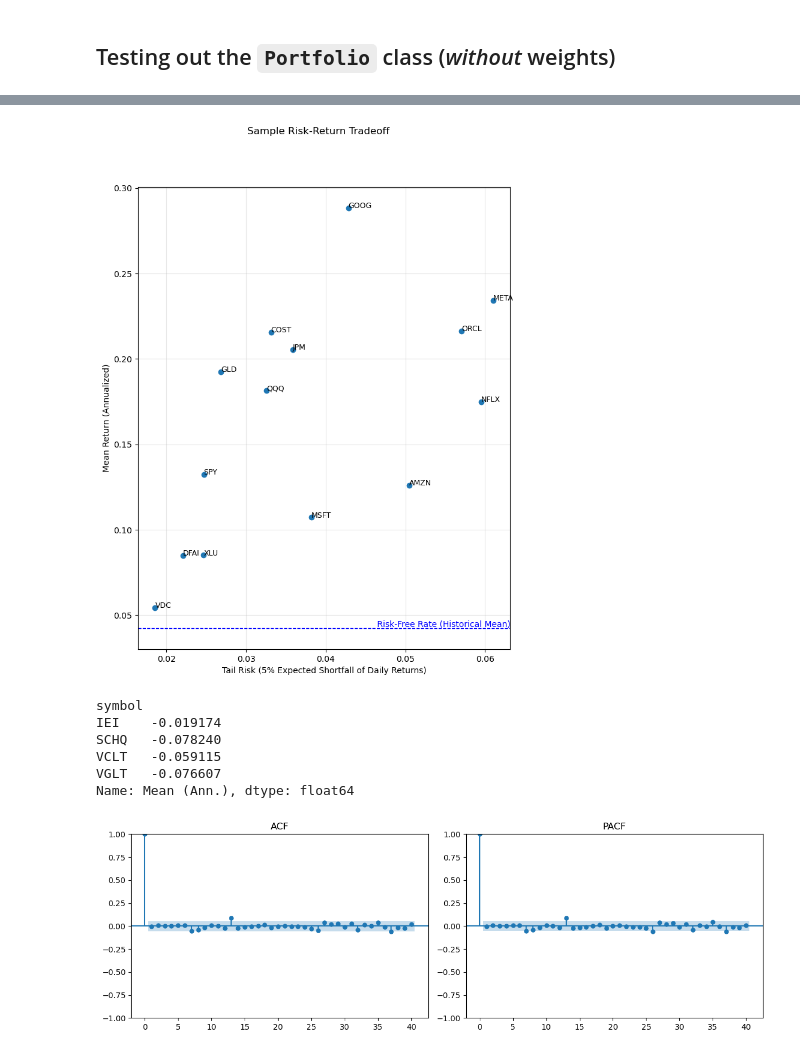
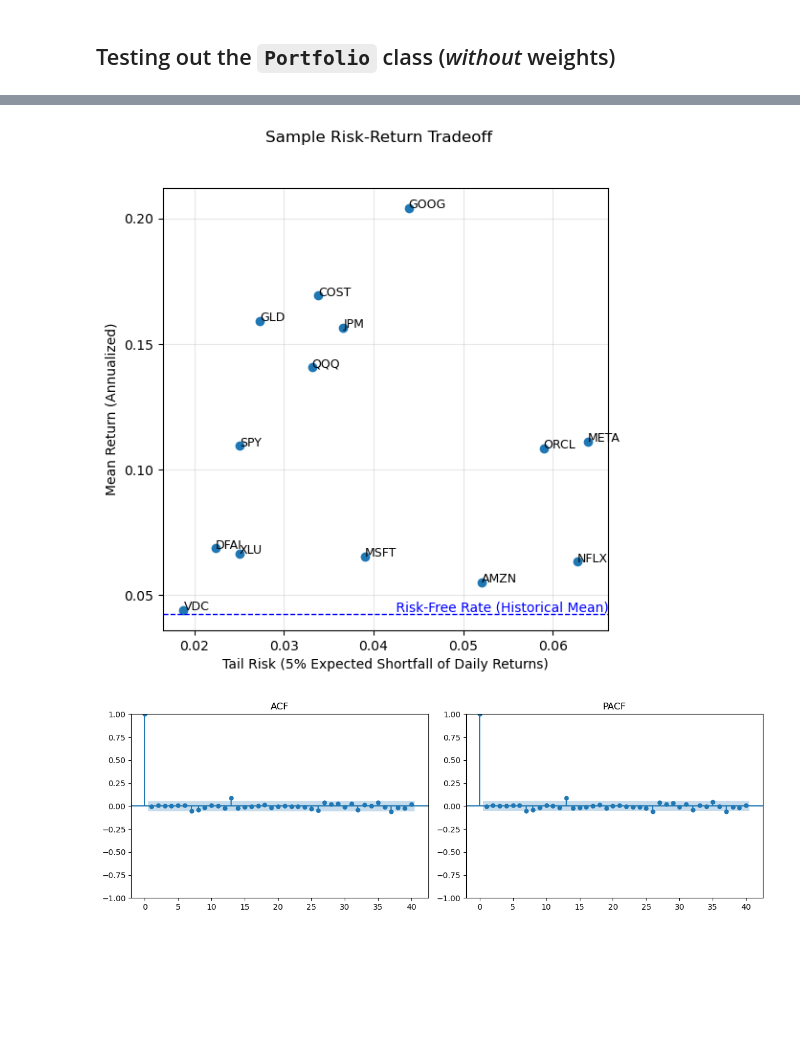
Before and after one commit to antonio-apm/portfolio-metrics, a Jupyter notebook: portfolio-metrics.ipynb, the cells around one changed output, grey strips where cells are left out. Drawn from its saved outputs; the diff is of its cells as text; code cells hidden in the pictures; blank space fills up the shorter version.

```diff
--- a/portfolio-metrics.ipynb
+++ b/portfolio-metrics.ipynb
@@ -191,7 +191,7 @@ class Portfolio:
             return df.pct_change().dropna()
 
 
-    def uni_summary(self, holding='all', log=False, tail=0.05):
+    def uni_summary(self, holding='all', log=True, tail=0.05):
         '''
         Returns a univariate summary of the returns of each security (individually), including:
             - the annualized mean and volatility,
@@ -219,7 +219,7 @@ class Portfolio:
         return pd.DataFrame(d).T
 
 
-    def dependence(self, type="corr", holding="all", log=False, tail=0.05):
+    def dependence(self, type="corr", holding="all", log=True, tail=0.05):
         """
         Dependence measures between return series.
 
@@ -283,7 +283,7 @@ class Portfolio:
                 "'lower_tail', 'upper_tail', or 'all'"
             )
 
-    def margin_fit(self, holding="all", log=True): ################### NEED TO REWRITE MAJOR PARTS OF THIS TO USE SCIPY STATS FUNCTIONS + ADD OTHER DISTRIBUTIONS (GEV, LAPLACE, ETC.)
+    def margin_fit(self, holding="all", log=True):
         """
         Fit marginal distributions to individual security returns.
 
@@ -347,7 +347,7 @@ class Portfolio:
 
         return pd.DataFrame(results)
 
-    def copula_fit(self, holding="all", log=False, criterion="bic"):
+    def copula_fit(self, holding="all", log=True, criterion="bic"):
         """
         Fit a copula to portfolio returns.
 
@@ -458,41 +478,32 @@ summary
 # %%
 ## make this plot a method in the class
-fig, ax = plt.subplots(figsize=(8, 10))
+fig, ax = plt.subplots(figsize=(6, 6))
 x = -summary.loc['ES(5.0%)']
 y = summary.loc['Mean (Ann.)']
 ax.scatter(x=x, y=y)
 texts = []
 for t in summary.columns:
     texts.append(ax.text(x[t], y[t], t, fontsize=9))
 ax.set_xlabel('Tail Risk (5% Expected Shortfall of Daily Returns)') ; ax.set_ylabel('Mean Return (Annualized)')
 fig.suptitle(f'Sample Risk-Return Tradeoff')
 ax.grid(True, alpha=0.3)
 rf = 0.0425 # historical avg risk-free rate (10yr treasury YTM)
 ax.axhline(y=rf, color='blue', linestyle='--', linewidth=1)
 ax.text(
     ax.get_xlim()[1],
     rf,
     " Risk-Free Rate (Historical Mean)",
     color="blue",
     va="bottom",
     ha="right",
     fontsize=10
 )
 ax = plt.gca()
 ax.yaxis.set_major_locator(MultipleLocator(0.05))
 
 plt.show()
 # %% [output]
-[figure, old version]
+[figure, new version]
-# %%
-y[y < 0]
-# %% [output]
-symbol
-IEI    -0.019174
-SCHQ   -0.078240
-VCLT   -0.059115
-VGLT   -0.076607
-Name: Mean (Ann.), dtype: float64
 # %%
 from statsmodels.graphics.tsaplots import plot_acf, plot_pacf
 from statsmodels.tsa.stattools import acf, pacf
```
Also changed, not shown: parts of 15 cells of this notebook.
